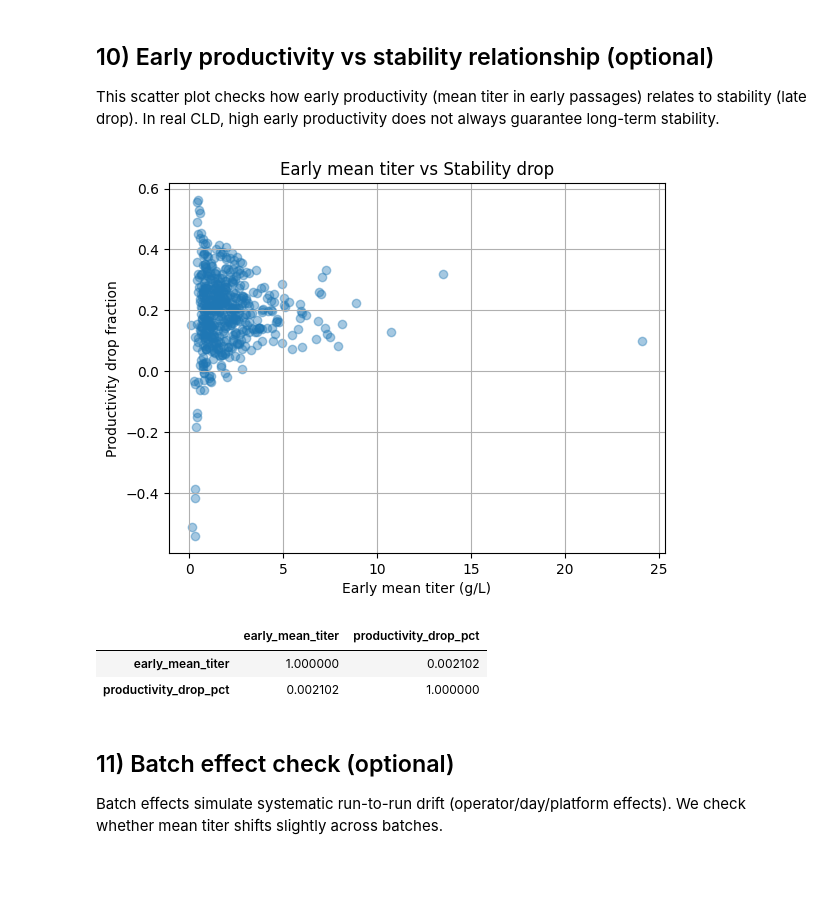
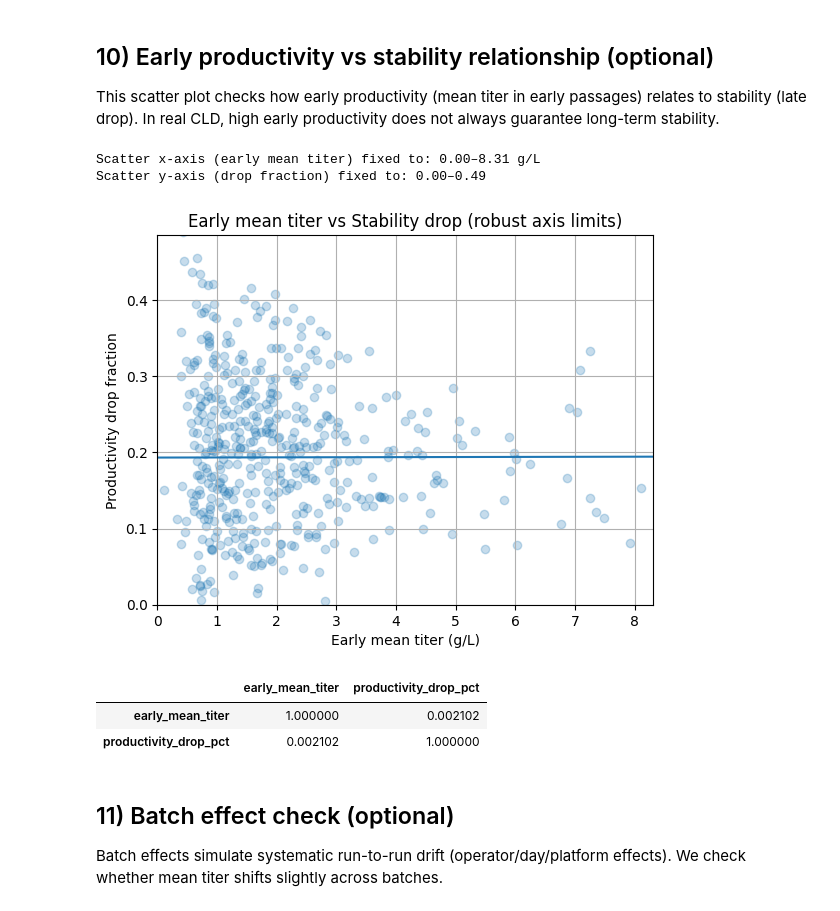
Before and after one commit to Sanghee-L/CLD_ML_PIPELINE, a Jupyter notebook: notebooks/01_explore_synthetic_data.ipynb, the cells around one changed output. Cells and saved outputs as stored; diff of their text form; code cells hidden in the pictures; blank space fills up the shorter version.

```diff
--- a/notebooks/01_explore_synthetic_data.ipynb
+++ b/notebooks/01_explore_synthetic_data.ipynb
@@ -244,31 +339,69 @@ plt.show()
 This scatter plot checks how early productivity (mean titer in early passages) relates to stability (late drop).
 In real CLD, high early productivity does not always guarantee long-term stability.
 # %%
+# 10) Early mean titer vs Stability drop — improved scatter plot (robust axes + trend line)
+
 early_max = 5
 
 titer_df = assay[assay["assay_type"] == "titer"].copy()
 
 early_mean = (
     titer_df[titer_df["passage_number"] <= early_max]
     .groupby("clone_id")["value"]
     .mean()
     .rename("early_mean_titer")
     .reset_index()
 )
 
-merged = early_mean.merge(stb[["clone_id","productivity_drop_pct"]], on="clone_id", how="inner")
+merged = early_mean.merge(
+    stb[["clone_id", "productivity_drop_pct"]],
+    on="clone_id",
+    how="inner"
+).dropna()
 
+# --- Robust axis limits using 1%–99% quantiles ---
+x_q01, x_q99 = merged["early_mean_titer"].quantile([0.01, 0.99])
+y_q01, y_q99 = merged["productivity_drop_pct"].quantile([0.01, 0.99])
+
+x_pad = 0.05 * (x_q99 - x_q01)
+y_pad = 0.05 * (y_q99 - y_q01)
+
+x_min = max(0.0, x_q01 - x_pad)
+x_max = x_q99 + x_pad
+
+y_min = max(0.0, y_q01 - y_pad)
+y_max = min(1.0, y_q99 + y_pad)  # drop fraction naturally ~[0,1]
+
+print(f"Scatter x-axis (early mean titer) fixed to: {x_min:.2f}–{x_max:.2f} g/L")
+print(f"Scatter y-axis (drop fraction) fixed to: {y_min:.2f}–{y_max:.2f}")
+
+# --- Scatter plot ---
 plt.figure()
-plt.scatter(merged["early_mean_titer"], merged["productivity_drop_pct"], alpha=0.4)
-plt.title("Early mean titer vs Stability drop")
+plt.scatter(merged["early_mean_titer"], merged["productivity_drop_pct"], alpha=0.25)
+plt.title("Early mean titer vs Stability drop (robust axis limits)")
 plt.xlabel("Early mean titer (g/L)")
 plt.ylabel("Productivity drop fraction")
+plt.xlim(x_min, x_max)
+plt.ylim(y_min, y_max)
 plt.grid(True)
+
+# --- Add a simple trend line (least squares) ---
+# This is not a "model"—just a visual guide.
+x = merged["early_mean_titer"].values
+y = merged["productivity_drop_pct"].values
+m, b = np.polyfit(x, y, 1)
+xs = np.linspace(x_min, x_max, 200)
+ys = m * xs + b
+plt.plot(xs, ys)
+
 plt.show()
 
-merged.corr(numeric_only=True)
+# Correlation (for reference)
+merged[["early_mean_titer", "productivity_drop_pct"]].corr(numeric_only=True)
 # %% [output]
+Scatter x-axis (early mean titer) fixed to: 0.00–8.31 g/L
+Scatter y-axis (drop fraction) fixed to: 0.00–0.49
-[figure, old version]
+[figure, new version]
 |  | early_mean_titer | productivity_drop_pct |
 | early_mean_titer | 1.000000 | 0.002102 |
 | productivity_drop_pct | 0.002102 | 1.000000 |
```
Also changed, not shown: parts of 8 cells of this notebook.
